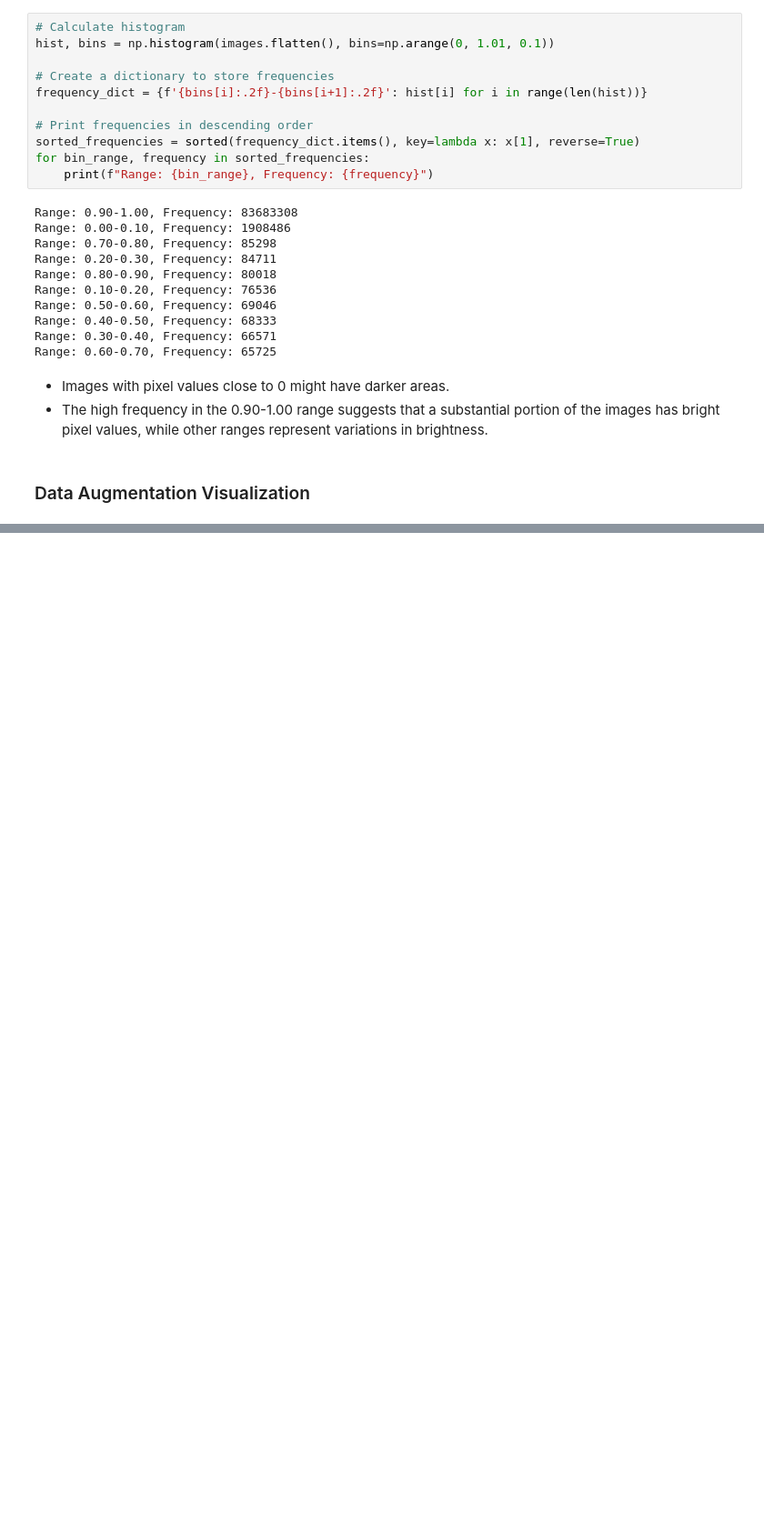
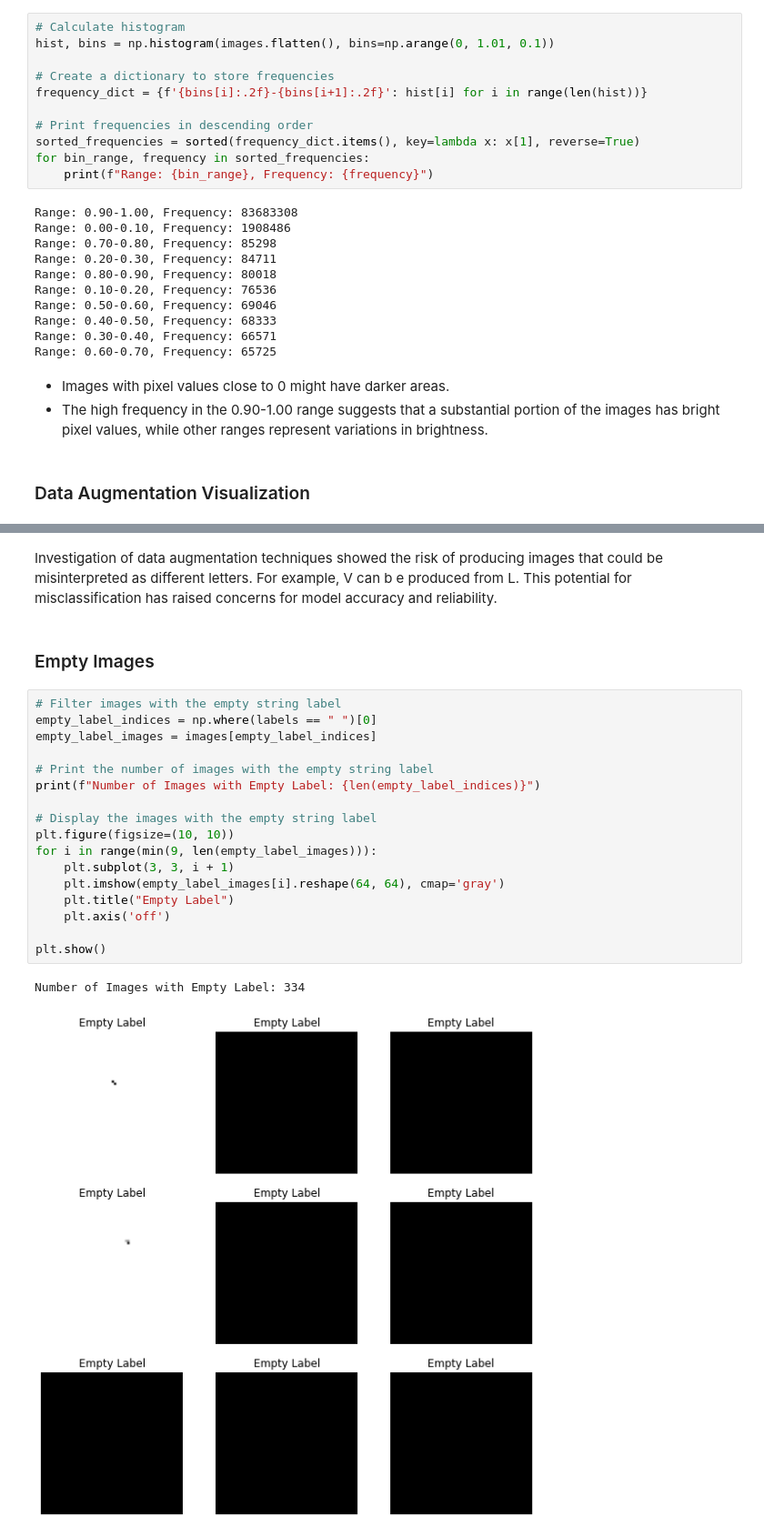
Before and after one commit to beyzanurkeskin/Handwritten-Letter-and-Person-Recognition-Project, a Jupyter notebook: Dataset/EDA.ipynb, the cells around one changed output, grey strips where cells are left out. Shown: that part at 91% size. Saved outputs shown, nothing was run; the diff lists cells and outputs as text; blank space fills up the shorter version.

```diff
--- a/Dataset/EDA.ipynb
+++ b/Dataset/EDA.ipynb
@@ -247,0 +284,24 @@ plt.show()
+# %% [markdown]
+Investigation of data augmentation techniques showed the risk of producing images that could be misinterpreted as different letters. For example, V  can b e produced from L. This potential for misclassification has raised concerns for model accuracy and reliability.
+# %% [markdown]
+### Empty Images
+# %%
+# Filter images with the empty string label
+empty_label_indices = np.where(labels == " ")[0]
+empty_label_images = images[empty_label_indices]
+
+# Print the number of images with the empty string label
+print(f"Number of Images with Empty Label: {len(empty_label_indices)}")
+
+# Display the images with the empty string label
+plt.figure(figsize=(10, 10))
+for i in range(min(9, len(empty_label_images))):
+    plt.subplot(3, 3, i + 1)
+    plt.imshow(empty_label_images[i].reshape(64, 64), cmap='gray')
+    plt.title("Empty Label")
+    plt.axis('off')
+
+plt.show()
+# %% [output]
+Number of Images with Empty Label: 334
+[figure, added]
```
Also changed, not shown: parts of 14 cells of this notebook.
